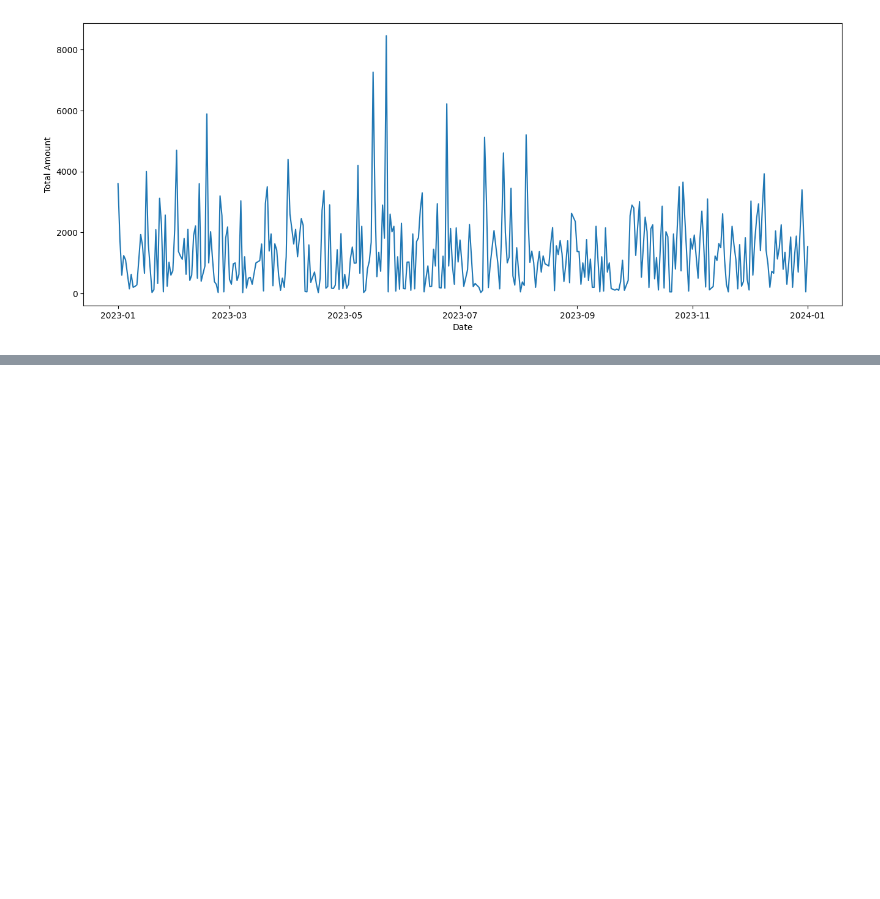
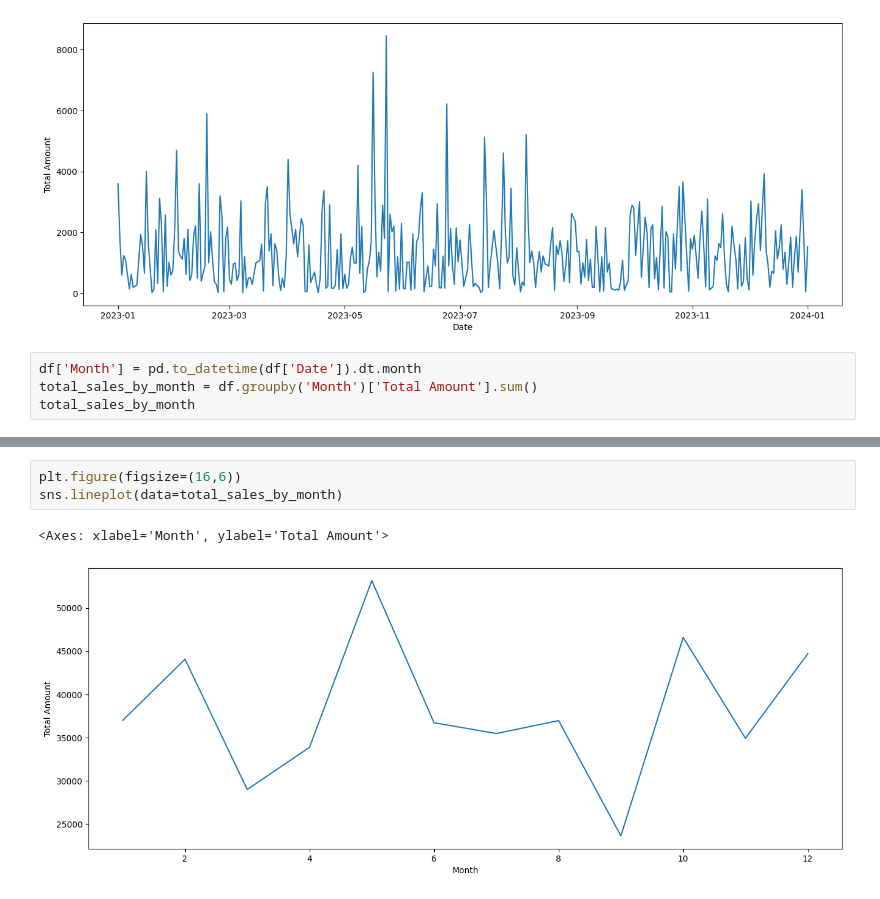
Before and after one commit to Jimngn/retailanalysis, a Jupyter notebook: Analysis.ipynb, the cells around one changed output, grey strips where cells are left out. Saved outputs shown, nothing was run; the diff lists cells and outputs as text; blank space fills up the shorter version.

Commit message:
Group total sales by month and see how much sales are there in each month

```diff
--- a/Analysis.ipynb
+++ b/Analysis.ipynb
@@ -85,3 +78,7 @@ sns.lineplot(data=total_sales_by_day)
 # %% [output]
 <Axes: xlabel='Date', ylabel='Total Amount'>
 [figure]
+# %%
+df['Month'] = pd.to_datetime(df['Date']).dt.month
+total_sales_by_month = df.groupby('Month')['Total Amount'].sum()
+total_sales_by_month
@@ -87,0 +100,6 @@ sns.lineplot(data=total_sales_by_day)
+# %%
+plt.figure(figsize=(16,6))
+sns.lineplot(data=total_sales_by_month)
+# %% [output]
+<Axes: xlabel='Month', ylabel='Total Amount'>
+[figure, added]
```
Also changed, not shown: parts of 2 cells of this notebook.
